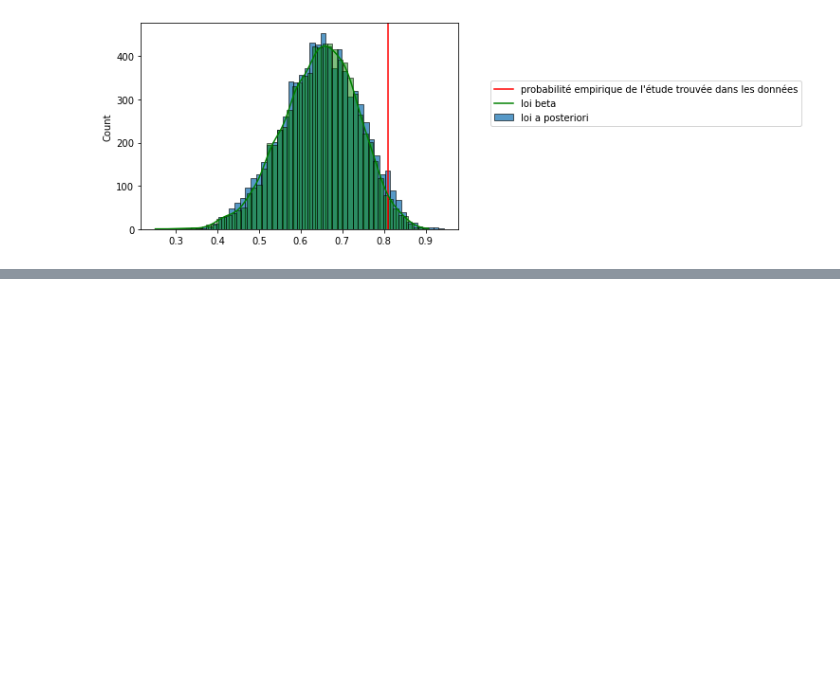
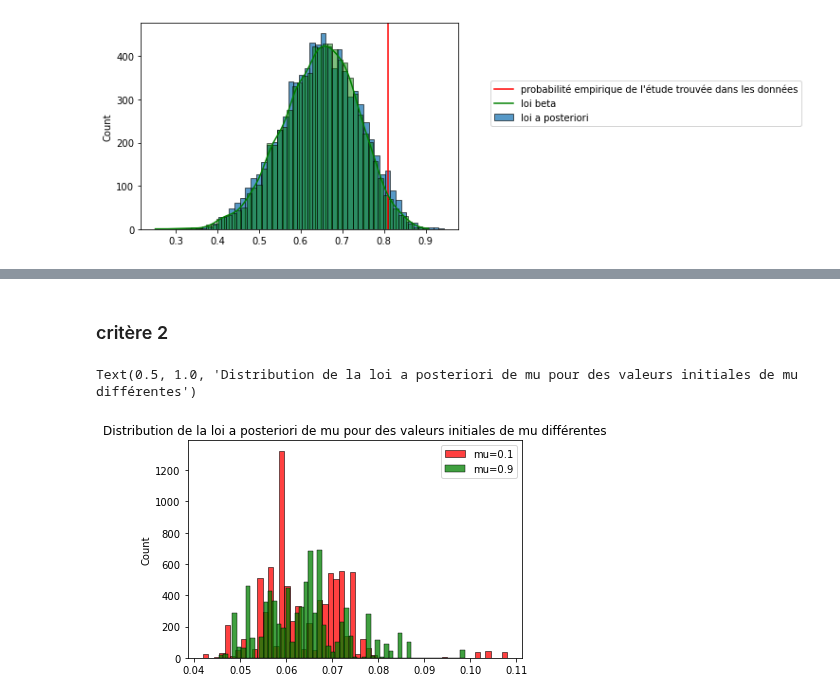
Before and after one commit to erialc-cal/MCM_Listeria_Prevalence, a Jupyter notebook: exploratoire_robin.ipynb, the cells around one changed output, grey strips where cells are left out. Drawn from its saved outputs; the diff is of its cells as text; code cells hidden in the pictures; blank space fills up the shorter version.

```diff
--- a/exploratoire_robin.ipynb
+++ b/exploratoire_robin.ipynb
@@ -667,0 +679,34 @@ plt.legend(["probabilité empirique de l'étude trouvée dans les données",'loi
+# %% [markdown]
+### critère 2
+# %%
+N = 10000
+y1 = np.zeros((N, 93))
+
+for i in range (0,91):
+    y1[0,i]=data['prob'][i]
+y1[0,91]=0.1                        # valeur initiale de mu = 0.1
+y1[0,92]=10
+
+
+for n in tqdm(range(1, 10000)):
+    y1[n] = metropolis_within_gibbs_bis(y1[n-1],sigma_1=0.5,sigma_2=2)
+# %%
+N = 10000
+y2 = np.zeros((N, 93))
+
+for i in range (0,91):
+    y2[0,i]=data['prob'][i]
+y2[0,91]=0.1                        # valeur initiale de mu = 0.9
+y2[0,92]=10
+
+
+for n in tqdm(range(1, 10000)):
+    y2[n] = metropolis_within_gibbs_bis(y2[n-1],sigma_1=0.5,sigma_2=2)
+# %%
+sns.histplot((y1[2000:,91]),color='red')
+sns.histplot((y2[2000:,91]),color='green')
+plt.legend(['mu=0.1','mu=0.9'])
+plt.title("Distribution de la loi a posteriori de mu pour des valeurs initiales de mu différentes")
+# %% [output]
+Text(0.5, 1.0, 'Distribution de la loi a posteriori de mu pour des valeurs initiales de mu différentes')
+[figure, added]
```
Also changed, not shown: parts of 57 cells of this notebook.
